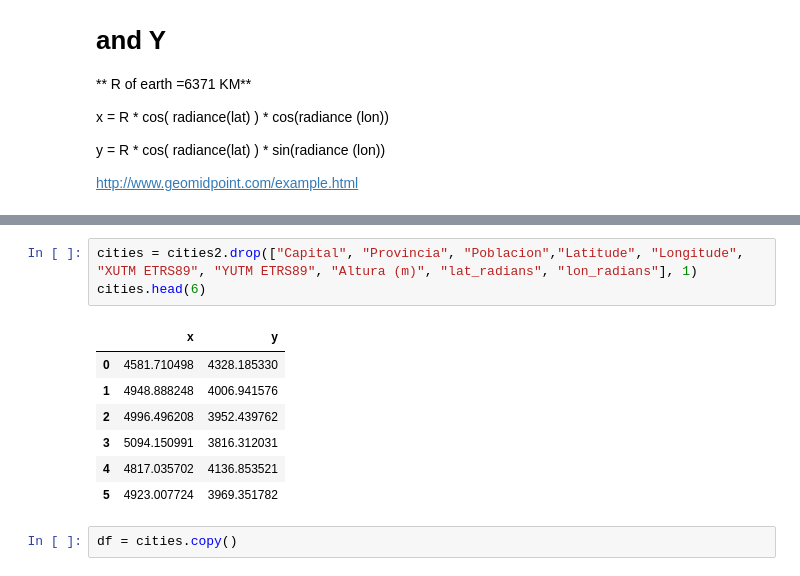
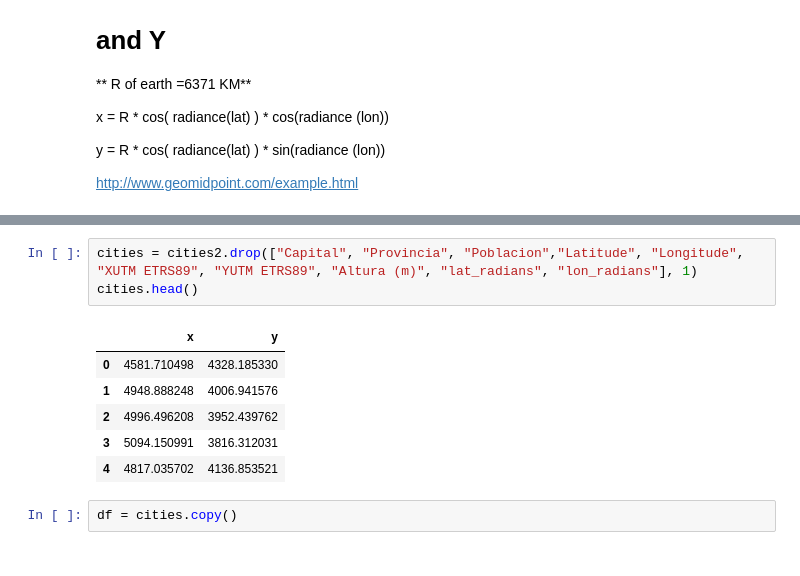
Before and after one commit to VicDance/Viajante, a Jupyter notebook: TSP_VictoriaGarcia.ipynb, the cells around one changed output, grey strips where cells are left out. Saved outputs shown, nothing was run; the diff lists cells and outputs as text.

```diff
--- a/TSP_VictoriaGarcia.ipynb
+++ b/TSP_VictoriaGarcia.ipynb
@@ -102,15 +102,14 @@ cities2.head()
 | 4 | µvila | µvila | 58.245 | 40.655870 | -4.697713 | 356476.5099 | 4501942.030 | 1.131 | 0.709579 | ... |
 # %%
 cities = cities2.drop(["Capital", "Provincia", "Poblacion","Latitude", "Longitude", "XUTM ETRS89", "YUTM ETRS89", "Altura (m)", "lat_radians", "lon_radians"], 1)
-cities.head(6)
+cities.head()
 # %% [output]
 |  | x | y |
 | 0 | 4581.710498 | 4328.185330 |
 | 1 | 4948.888248 | 4006.941576 |
 | 2 | 4996.496208 | 3952.439762 |
 | 3 | 5094.150991 | 3816.312031 |
 | 4 | 4817.035702 | 4136.853521 |
-| 5 | 4923.007724 | 3969.351782 |
 # %%
 df = cities.copy()
 # %%
```
Also changed, not shown: parts of 15 cells of this notebook.
